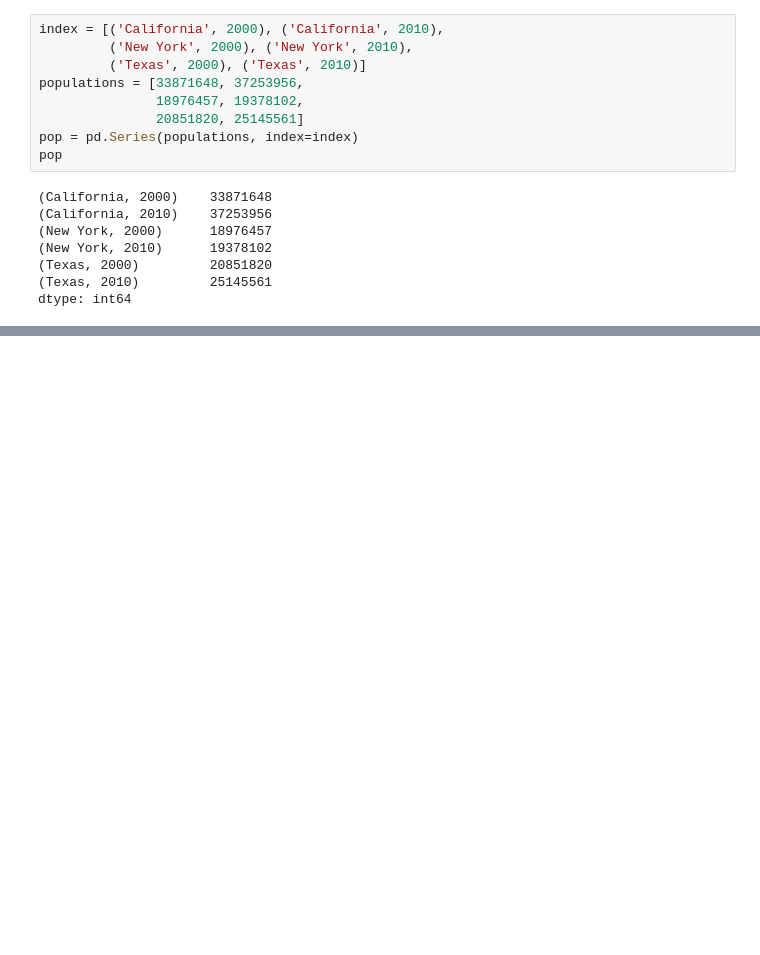
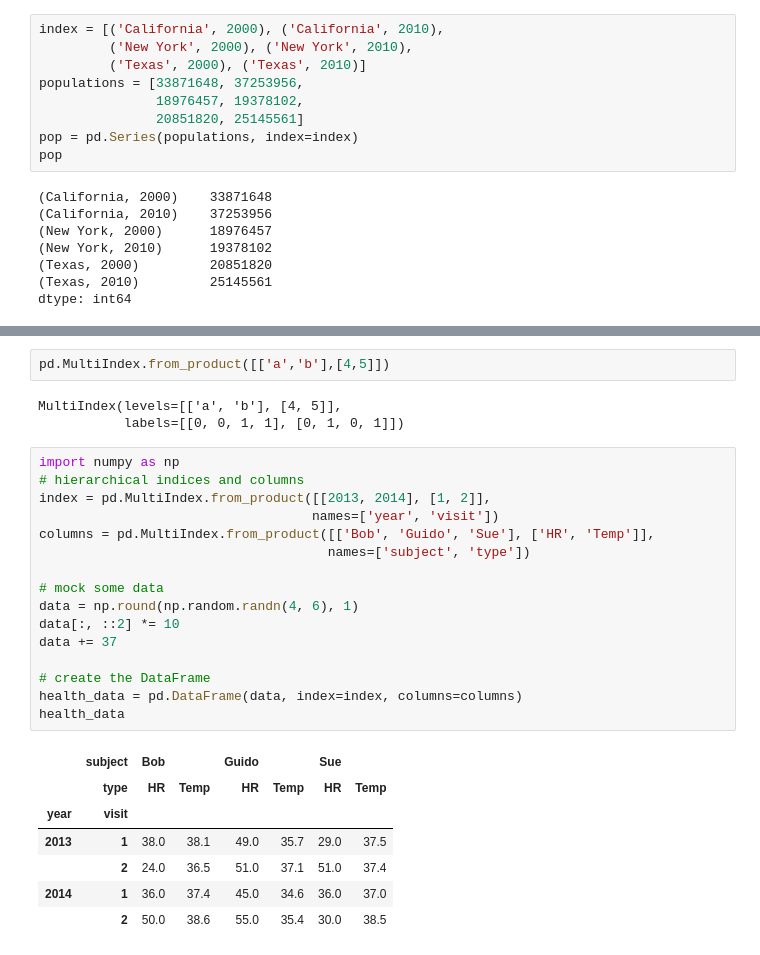
Before and after one commit to AtharKharal/Tensorflow-ML-using-Python, a Jupyter notebook: Playing_with_Pandas.ipynb, the cells around one changed output, grey strips where cells are left out. Cells and saved outputs as stored; diff of their text form; blank space fills up the shorter version.

```diff
--- a/Playing_with_Pandas.ipynb
+++ b/Playing_with_Pandas.ipynb
@@ -104,0 +135,29 @@ dtype: int64
+# %%
+pd.MultiIndex.from_product([['a','b'],[4,5]])
+# %% [output]
+MultiIndex(levels=[['a', 'b'], [4, 5]],
+           labels=[[0, 0, 1, 1], [0, 1, 0, 1]])
+# %%
+import numpy as np
+# hierarchical indices and columns
+index = pd.MultiIndex.from_product([[2013, 2014], [1, 2]],
+                                   names=['year', 'visit'])
+columns = pd.MultiIndex.from_product([['Bob', 'Guido', 'Sue'], ['HR', 'Temp']],
+                                     names=['subject', 'type'])
+
+# mock some data
+data = np.round(np.random.randn(4, 6), 1)
+data[:, ::2] *= 10
+data += 37
+
+# create the DataFrame
+health_data = pd.DataFrame(data, index=index, columns=columns)
+health_data
+# %% [output]
+|  | subject | Bob |  | Guido |  | Sue |  |
+|  | type | HR | Temp | HR | Temp | HR | Temp |
+| year | visit |  |  |  |  |  |  |
+| 2013 | 1 | 38.0 | 38.1 | 49.0 | 35.7 | 29.0 | 37.5 |
+|  | 2 | 24.0 | 36.5 | 51.0 | 37.1 | 51.0 | 37.4 |
+| 2014 | 1 | 36.0 | 37.4 | 45.0 | 34.6 | 36.0 | 37.0 |
+|  | 2 | 50.0 | 38.6 | 55.0 | 35.4 | 30.0 | 38.5 |
```
Also changed, not shown: parts of 14 cells of this notebook.
